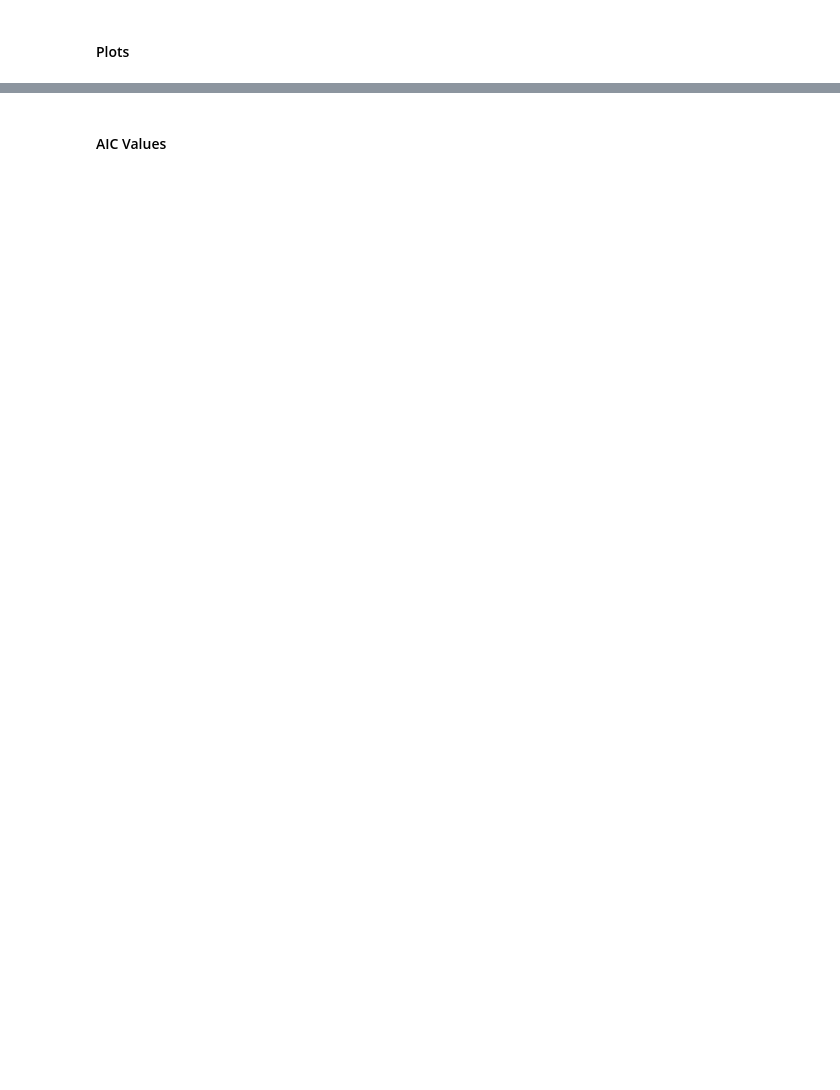
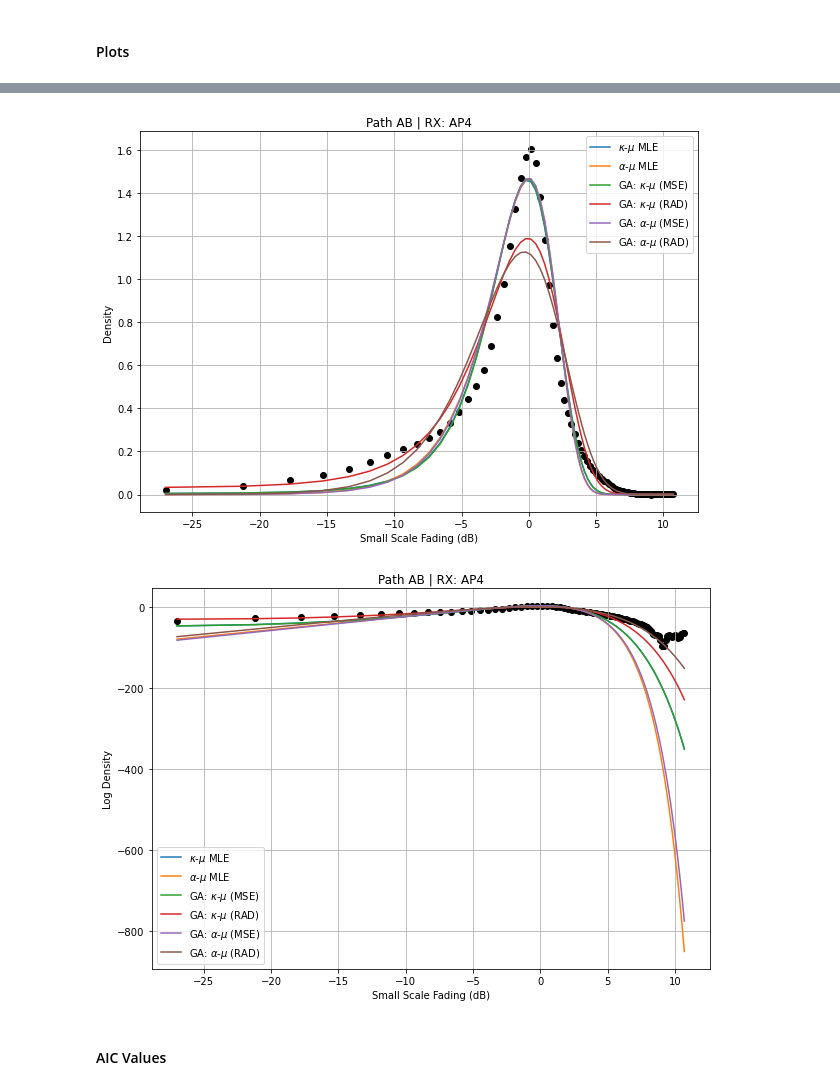
Before and after one commit to SamuelBFG/ga-fading, a Jupyter notebook: 2 parameters estimation/GA_Kappa_Mu_Alpha_Mu_Fading_Fitting.ipynb, the cells around one changed output, grey strips where cells are left out. Saved outputs shown, nothing was run; the diff lists cells and outputs as text; code cells hidden in the pictures; blank space fills up the shorter version.

```diff
--- a/2 parameters estimation/GA_Kappa_Mu_Alpha_Mu_Fading_Fitting.ipynb
+++ b/2 parameters estimation/GA_Kappa_Mu_Alpha_Mu_Fading_Fitting.ipynb
@@ -991,6 +972,7 @@ display(df.sort_values(by='Akaike Information Criteria').reset_index(drop=True))
 ### AP 4
 # %%
 nAP = 'AP4'
+estParameters_pathAB_ap4 = pd.DataFrame()
 Xdata, Ydata = getDensityEstimationSamples(SSF_pathAB_linear[nAP].dropna(), nExtractedSamples, path, nAP)
 # %% [output]
 [figure]
@@ -998,22 +980,21 @@ Xdata, Ydata = getDensityEstimationSamples(SSF_pathAB_linear[nAP].dropna(), nExt
 print('='*30+' KAPPA-MU '+'='*30)
 fitnessType = 'MSE'
 printSummary(path, nAP, fitnessType)
-ku_kappa_mse, ku_mu_mse, ku_omega_mse = geneticAlgorithm_ku(Xdata, Ydata)
+ku_kappa_mse, ku_mu_mse, ku_omega_mse = geneticAlgorithm_ku(Xdata, Ydata, 138.4)
 
 fitnessType = 'RAD'
 printSummary(path, nAP, fitnessType)
-ku_kappa_rad, ku_mu_rad, ku_omega_rad = geneticAlgorithm_ku(Xdata, Ydata)
-(138, 33)
+ku_kappa_rad, ku_mu_rad, ku_omega_rad = geneticAlgorithm_ku(Xdata, Ydata, 34)
+
 
 print('='*30+' ALPHA-MU '+'='*30)
 fitnessType = 'MSE'
 printSummary(path, nAP, fitnessType)
-au_kappa_mse, au_mu_mse, au_r_hat_mse = geneticAlgorithm_au(Xdata, Ydata)
+au_kappa_mse, au_mu_mse, au_r_hat_mse = geneticAlgorithm_au(Xdata, Ydata, 121)
 
 fitnessType = 'RAD'
 printSummary(path, nAP, fitnessType)
-au_kappa_rad, au_mu_rad, au_r_hat_rad = geneticAlgorithm_au(Xdata, Ydata)
-(121, 22)
+au_kappa_rad, au_mu_rad, au_r_hat_rad = geneticAlgorithm_au(Xdata, Ydata, 23.2)
 # %% [output]
 ============================== KAPPA-MU ==============================
 ==============================
@@ -1035,0 +1018,14 @@ Elapsed time is 24.18385338783264 seconds.
+# %%
+mle_ku_pathAB_ap4 = [70, 0.1023, 1.0499] # KappaMu MLE
+mle_au_pathAB_ap4 = [3.896, 1.1092, 1.0701] # AlphaMu MLE
+
+estParameters_pathAB_ap4['MLE - KappaMu'] = mle_ku_pathAB_ap4
+estParameters_pathAB_ap4['MLE - AlphaMu'] = mle_au_pathAB_ap4
+estParameters_pathAB_ap4['GA: KappaMu - MSE'] = ku_kappa_mse, ku_mu_mse, ku_omega_mse
+estParameters_pathAB_ap4['GA: KappaMu - RAD'] = ku_kappa_rad, ku_mu_rad, ku_omega_rad
+estParameters_pathAB_ap4['GA: AlphaMu - MSE'] = au_kappa_mse, au_mu_mse, au_r_hat_mse
+estParameters_pathAB_ap4['GA: AlphaMu - RAD'] = au_kappa_rad, au_mu_rad, au_r_hat_rad
+
+index = pd.Index(['kappa', 'mu', 'omega/r_hat'])
+estParameters_pathAB_ap4 = estParameters_pathAB_ap4.set_index(index)
+estParameters_pathAB_ap4
@@ -1076,2 +1039,19 @@ plt.show()
+# %%
+ku_AB_ap4_pdf = KappaMuPDF(Xdata, mle_ku_pathAB_ap4[0], mle_ku_pathAB_ap4[1], mle_ku_pathAB_ap4[2]).astype(float)
+au_AB_ap4_pdf = AlphaMuPDF(Xdata, mle_au_pathAB_ap4[0], mle_au_pathAB_ap4[1], mle_au_pathAB_ap4[2]).astype(float)
+
+plotResults(Xdata,\
+     Ydata,\
+     ku_AB_ap4_pdf,\
+     au_AB_ap4_pdf,\
+     estParameters_pathAB_ap4['GA: KappaMu - MSE'],\
+     estParameters_pathAB_ap4['GA: KappaMu - RAD'],\
+     estParameters_pathAB_ap4['GA: AlphaMu - MSE'],\
+     estParameters_pathAB_ap4['GA: AlphaMu - RAD'],\
+     path,\
+     nAP)
+# %% [output]
+[figure, added]
+[figure, added]
 # %% [markdown]
 #### AIC Values
```
Also changed, not shown: parts of 182 cells of this notebook.
